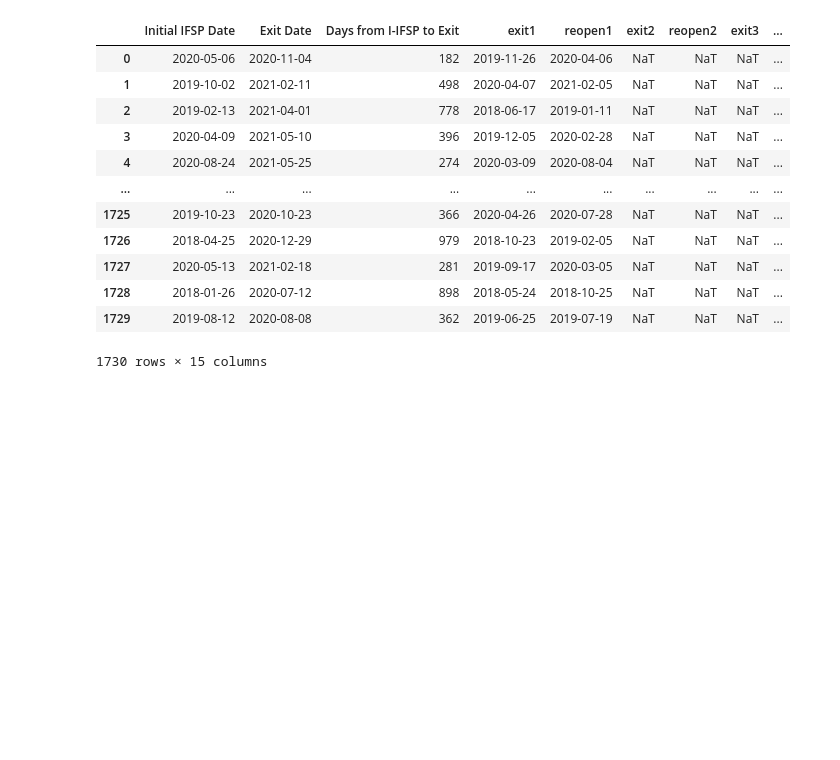
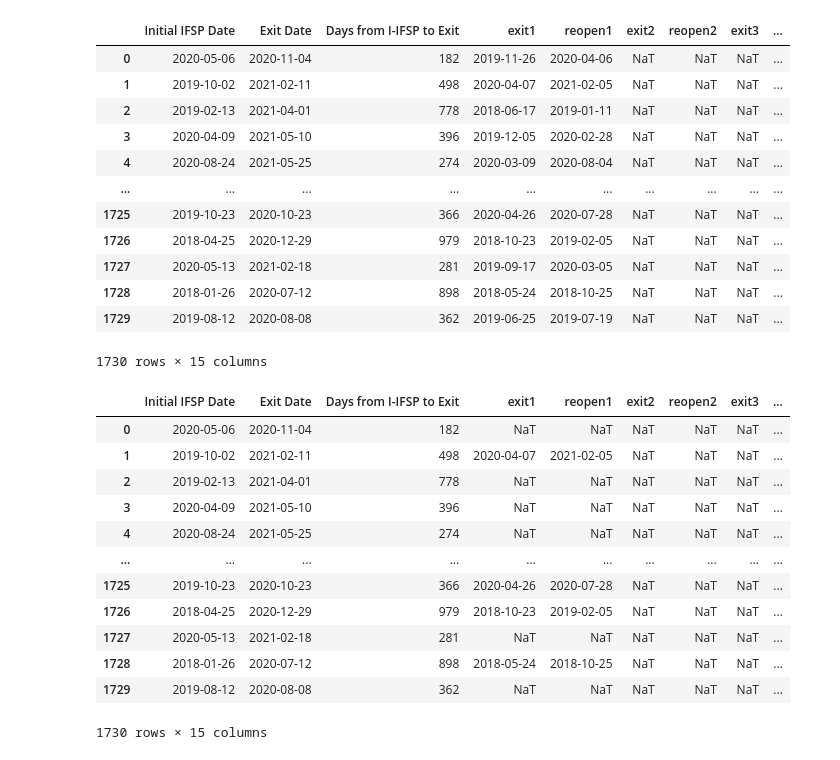
Before and after one commit to TPSchwartz/ddid-cheesecake_factory, a Jupyter notebook: notebooks/exit_notes.ipynb, the cells around one changed output. Cells and saved outputs as stored; diff of their text form; code cells hidden in the pictures; blank space fills up the shorter version.

```diff
--- a/notebooks/exit_notes.ipynb
+++ b/notebooks/exit_notes.ipynb
@@ -176,3 +176,33 @@ reopen_exit_notes
 | 1728 | 2018-01-26 | 2020-07-12 | 898 | 2018-05-24 | 2018-10-25 | NaT | NaT | NaT | ... |
 | 1729 | 2019-08-12 | 2020-08-08 | 362 | 2019-06-25 | 2019-07-19 | NaT | NaT | NaT | ... |
 1730 rows × 15 columns
+# %%
+# getting rid of the dates before Initial IFSP Date, because they dont matter
+reopen_exit_notes.loc[reopen_exit_notes.exit1 < reopen_exit_notes['Initial IFSP Date'], ['exit1']] = 'NaT'
+reopen_exit_notes.loc[reopen_exit_notes.exit2 < reopen_exit_notes['Initial IFSP Date'], ['exit2']] = 'NaT'
+reopen_exit_notes.loc[reopen_exit_notes.exit3 < reopen_exit_notes['Initial IFSP Date'], ['exit3']] = 'NaT'
+reopen_exit_notes.loc[reopen_exit_notes.exit4 < reopen_exit_notes['Initial IFSP Date'], ['exit4']] = 'NaT'
+reopen_exit_notes.loc[reopen_exit_notes.exit5 < reopen_exit_notes['Initial IFSP Date'], ['exit5']] = 'NaT'
+reopen_exit_notes.loc[reopen_exit_notes.exit6 < reopen_exit_notes['Initial IFSP Date'], ['exit6']] = 'NaT'
+reopen_exit_notes.loc[reopen_exit_notes.reopen1 < reopen_exit_notes['Initial IFSP Date'], ['reopen1']] = 'NaT'
+reopen_exit_notes.loc[reopen_exit_notes.reopen2 < reopen_exit_notes['Initial IFSP Date'], ['reopen2']] = 'NaT'
+reopen_exit_notes.loc[reopen_exit_notes.reopen3 < reopen_exit_notes['Initial IFSP Date'], ['reopen3']] = 'NaT'
+reopen_exit_notes.loc[reopen_exit_notes.reopen4 < reopen_exit_notes['Initial IFSP Date'], ['reopen4']] = 'NaT'
+reopen_exit_notes.loc[reopen_exit_notes.reopen5 < reopen_exit_notes['Initial IFSP Date'], ['reopen5']] = 'NaT'
+reopen_exit_notes.loc[reopen_exit_notes.reopen6 < reopen_exit_notes['Initial IFSP Date'], ['reopen6']] = 'NaT'
+
+reopen_exit_notes
+# %% [output]
+|  | Initial IFSP Date | Exit Date | Days from I-IFSP to Exit | exit1 | reopen1 | exit2 | reopen2 | exit3 | ... |
+| 0 | 2020-05-06 | 2020-11-04 | 182 | NaT | NaT | NaT | NaT | NaT | ... |
+| 1 | 2019-10-02 | 2021-02-11 | 498 | 2020-04-07 | 2021-02-05 | NaT | NaT | NaT | ... |
+| 2 | 2019-02-13 | 2021-04-01 | 778 | NaT | NaT | NaT | NaT | NaT | ... |
+| 3 | 2020-04-09 | 2021-05-10 | 396 | NaT | NaT | NaT | NaT | NaT | ... |
+| 4 | 2020-08-24 | 2021-05-25 | 274 | NaT | NaT | NaT | NaT | NaT | ... |
+| ... | ... | ... | ... | ... | ... | ... | ... | ... | ... |
+| 1725 | 2019-10-23 | 2020-10-23 | 366 | 2020-04-26 | 2020-07-28 | NaT | NaT | NaT | ... |
+| 1726 | 2018-04-25 | 2020-12-29 | 979 | 2018-10-23 | 2019-02-05 | NaT | NaT | NaT | ... |
+| 1727 | 2020-05-13 | 2021-02-18 | 281 | NaT | NaT | NaT | NaT | NaT | ... |
+| 1728 | 2018-01-26 | 2020-07-12 | 898 | 2018-05-24 | 2018-10-25 | NaT | NaT | NaT | ... |
+| 1729 | 2019-08-12 | 2020-08-08 | 362 | NaT | NaT | NaT | NaT | NaT | ... |
+1730 rows × 15 columns
```
Also changed, not shown: parts of 2 cells of this notebook.
